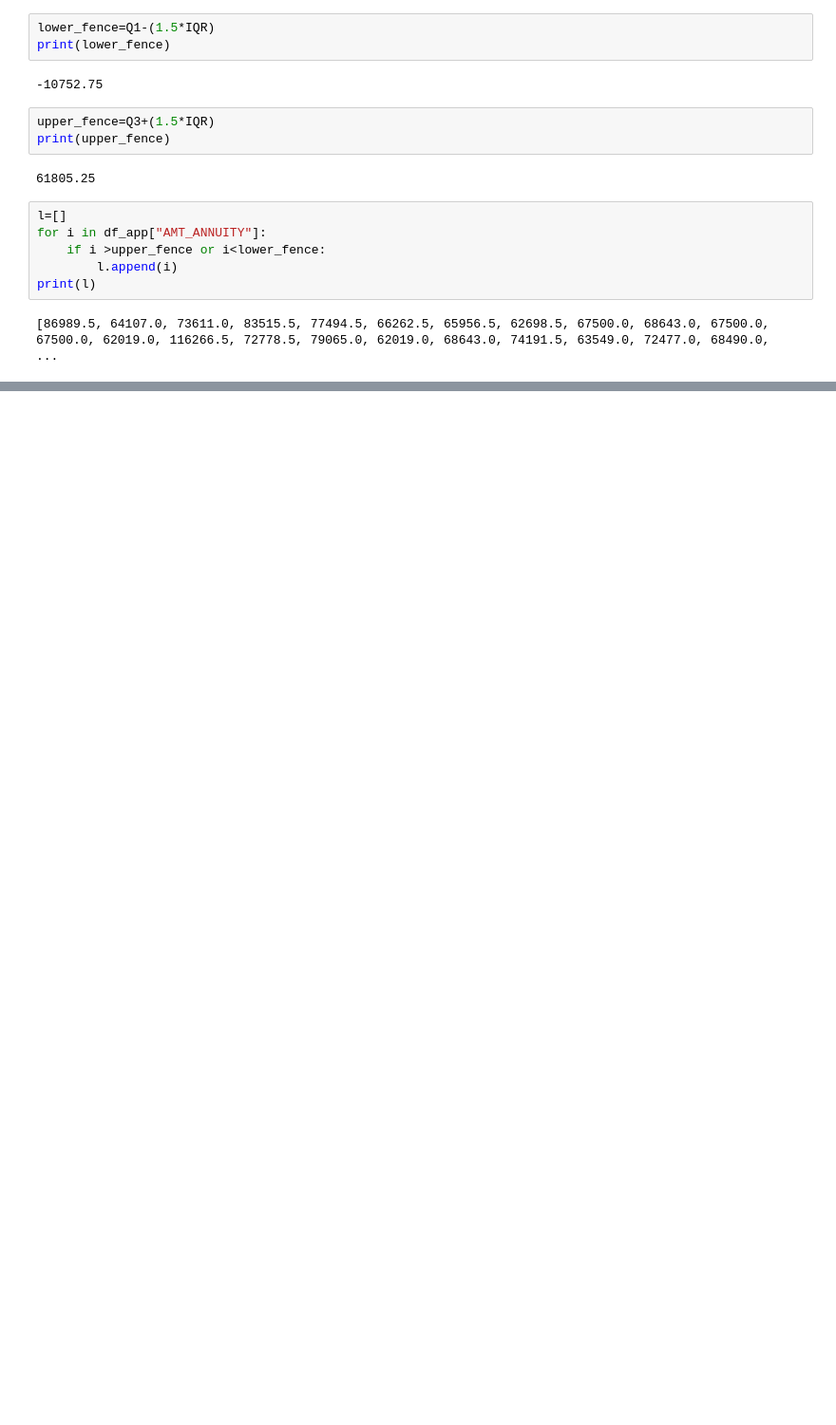
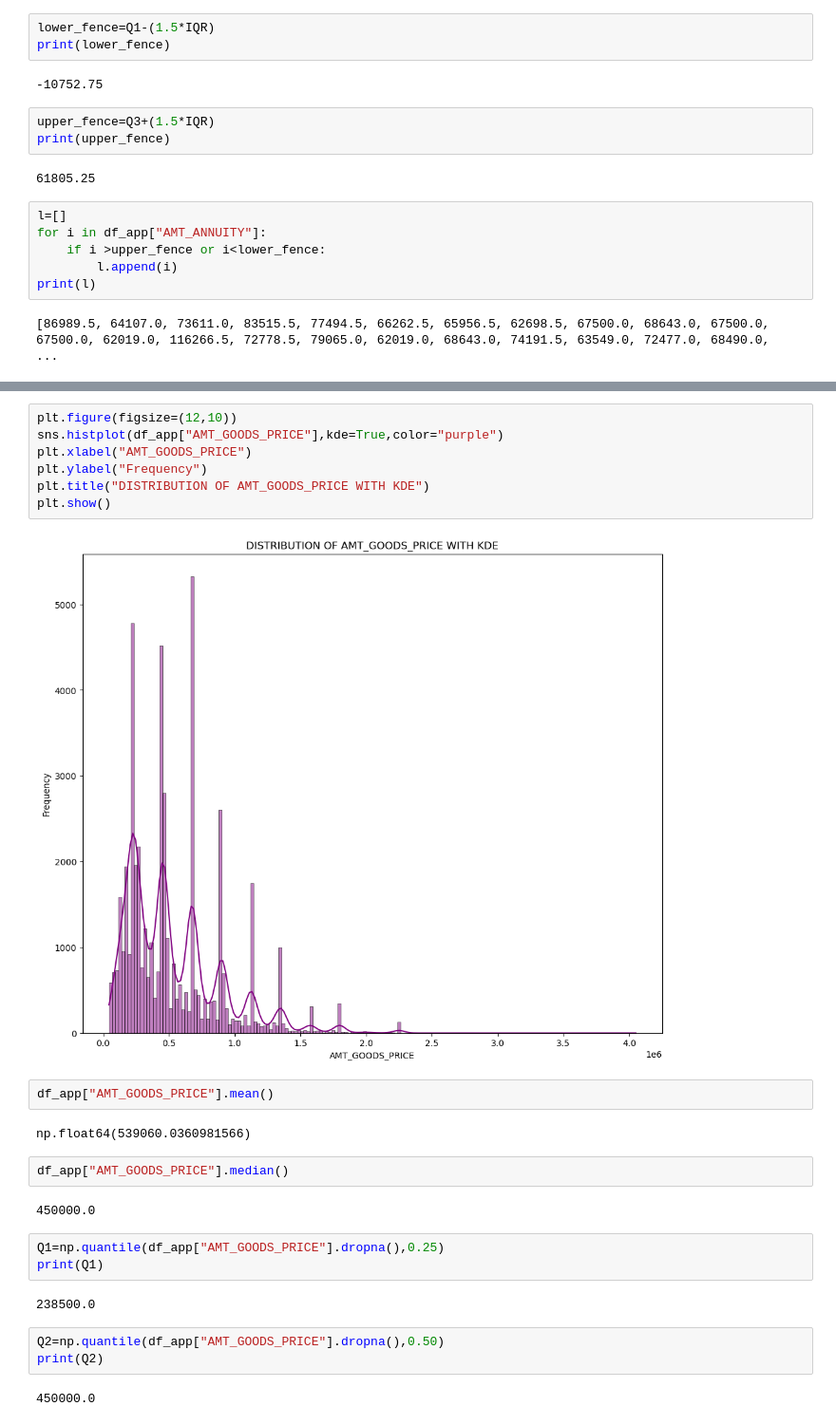
Before and after one commit to tanishqsharma20/python, a Jupyter notebook: python project/Bank loan case study/bank_loan.ipynb, the cells around one changed output, grey strips where cells are left out. Shown at 95% size. Saved outputs shown, nothing was run; the diff lists cells and outputs as text; blank space fills up the shorter version.

```diff
--- a/python project/Bank loan case study/bank_loan.ipynb
+++ b/python project/Bank loan case study/bank_loan.ipynb
@@ -367,0 +416,27 @@ print(l)
+# %%
+plt.figure(figsize=(12,10))
+sns.histplot(df_app["AMT_GOODS_PRICE"],kde=True,color="purple")
+plt.xlabel("AMT_GOODS_PRICE")
+plt.ylabel("Frequency")
+plt.title("DISTRIBUTION OF AMT_GOODS_PRICE WITH KDE")
+plt.show()
+# %% [output]
+[figure, added]
+# %%
+df_app["AMT_GOODS_PRICE"].mean()
+# %% [output]
+np.float64(539060.0360981566)
+# %%
+df_app["AMT_GOODS_PRICE"].median()
+# %% [output]
+450000.0
+# %%
+Q1=np.quantile(df_app["AMT_GOODS_PRICE"].dropna(),0.25)
+print(Q1)
+# %% [output]
+238500.0
+# %%
+Q2=np.quantile(df_app["AMT_GOODS_PRICE"].dropna(),0.50)
+print(Q2)
+# %% [output]
+450000.0
```
Also changed, not shown: parts of 27 cells of this notebook.
